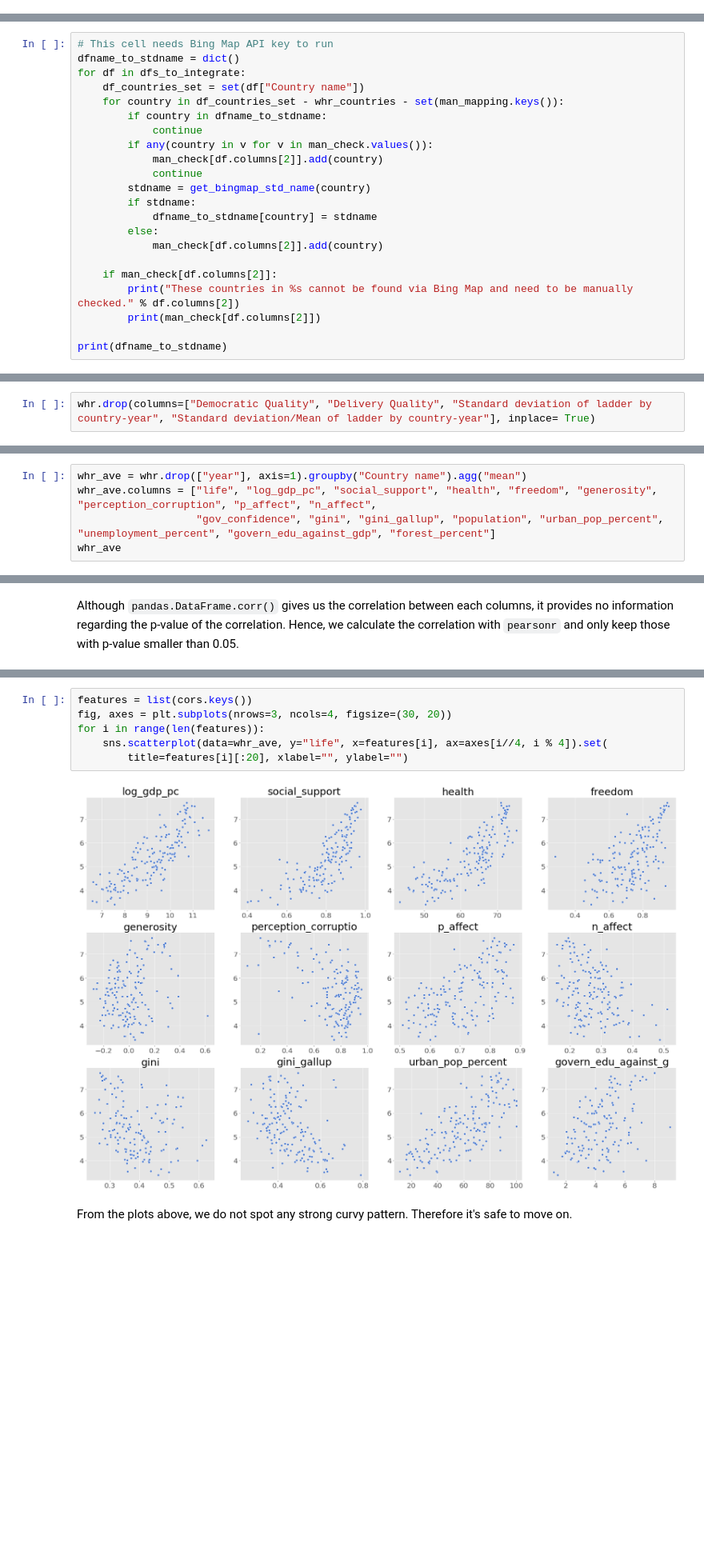
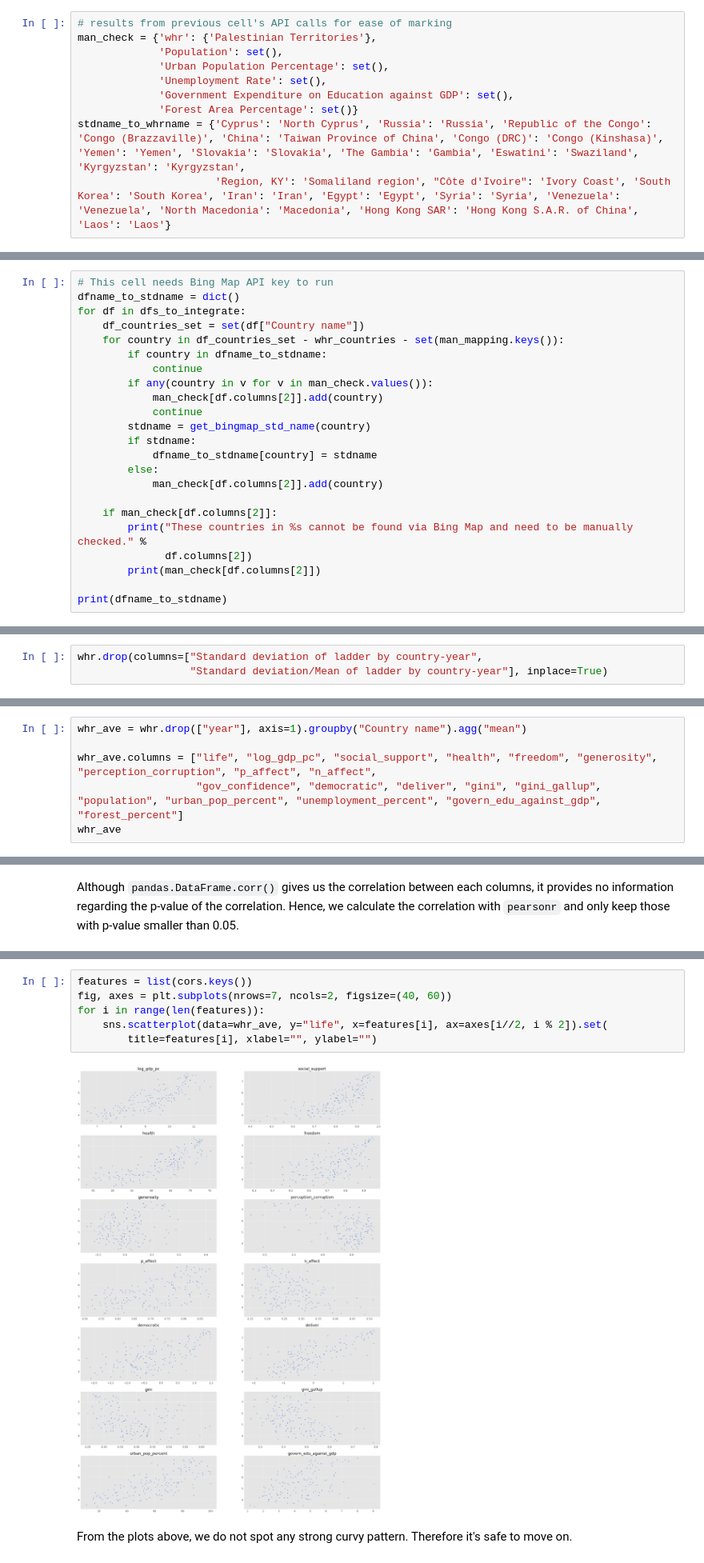
Before and after one commit to h2df/DataWrangling, a Jupyter notebook: A2/Assignment2.ipynb, the cells around one changed output, grey strips where cells are left out. Shown at 80% size. Cells and saved outputs as stored; diff of their text form; blank space fills up the shorter version.

Commit message:
add back features that were wrongly removed as meta-data features

```diff
--- a/A2/Assignment2.ipynb
+++ b/A2/Assignment2.ipynb
@@ -154,3 +153,13 @@ stdname_to_whrname = {'Iran': 'Iran', 'North Macedonia': 'Macedonia', 'Yemen': '
+# %%
+# results from previous cell's API calls for ease of marking
+man_check = {'whr': {'Palestinian Territories'},
+             'Population': set(),
+             'Urban Population Percentage': set(),
+             'Unemployment Rate': set(),
+             'Government Expenditure on Education against GDP': set(),
+             'Forest Area Percentage': set()}
+stdname_to_whrname = {'Cyprus': 'North Cyprus', 'Russia': 'Russia', 'Republic of the Congo': 'Congo (Brazzaville)', 'China': 'Taiwan Province of China', 'Congo (DRC)': 'Congo (Kinshasa)', 'Yemen': 'Yemen', 'Slovakia': 'Slovakia', 'The Gambia': 'Gambia', 'Eswatini': 'Swaziland', 'Kyrgyzstan': 'Kyrgyzstan',
+                      'Region, KY': 'Somaliland region', "Côte d'Ivoire": 'Ivory Coast', 'South Korea': 'South Korea', 'Iran': 'Iran', 'Egypt': 'Egypt', 'Syria': 'Syria', 'Venezuela': 'Venezuela', 'North Macedonia': 'Macedonia', 'Hong Kong SAR': 'Hong Kong S.A.R. of China', 'Laos': 'Laos'}
 # %% [markdown]
 As shown in the code above, there's only one country in WHR that Bing Map does not recognize, which is Palestinian Territories. There are complex historical and political reasons behind the [variance of the name](https://en.wikipedia.org/wiki/Palestinian_territories). Different names are used by different data sources, so it has to be handled manually.
 
@@ -179,7 +188,8 @@ for df in dfs_to_integrate:
             man_check[df.columns[2]].add(country)
 
     if man_check[df.columns[2]]:
-        print("These countries in %s cannot be found via Bing Map and need to be manually checked." % df.columns[2])
+        print("These countries in %s cannot be found via Bing Map and need to be manually checked." %
+              df.columns[2])
         print(man_check[df.columns[2]])
 
 print(dfname_to_stdname)
@@ -285,7 +297,8 @@ First, there are some features in WHR that are meta-data, meaning they are descr
 
 These features will not help us explain what affects a country's happiness score and should be removed.
 # %%
-whr.drop(columns=["Democratic Quality", "Delivery Quality", "Standard deviation of ladder by country-year", "Standard deviation/Mean of ladder by country-year"], inplace= True)
+whr.drop(columns=["Standard deviation of ladder by country-year",
+                  "Standard deviation/Mean of ladder by country-year"], inplace=True)
 # %% [markdown]
 We then check if there are any duplicated rows and columns in the merged data, and remove the redundant rows/columns if necessary. There is no duplication in our case.
 # %%
@@ -306,8 +319,9 @@ whr.to_csv("cleaned.csv")
 First we need to aggregate data from different years for each country. This is because we are not doing time series analysis for this assignment, but using features describing a country to predict the the country happiness score.
 # %%
 whr_ave = whr.drop(["year"], axis=1).groupby("Country name").agg("mean")
+
 whr_ave.columns = ["life", "log_gdp_pc", "social_support", "health", "freedom", "generosity", "perception_corruption", "p_affect", "n_affect",
-                   "gov_confidence", "gini", "gini_gallup", "population", "urban_pop_percent", "unemployment_percent", "govern_edu_against_gdp", "forest_percent"]
+                   "gov_confidence", "democratic", "deliver", "gini", "gini_gallup", "population", "urban_pop_percent", "unemployment_percent", "govern_edu_against_gdp", "forest_percent"]
 whr_ave
 # %% [output]
 |  | life | log_gdp_pc | social_support | health | freedom | generosity | perception_corruption | ... |
@@ -353,12 +369,12 @@ The correlations' absolute value between target and other features range between
 Before we move on to actually build the model, we want to check if the assumptions for linear models (linearity, homoscedasticity, normally distributed residuals) are met. In particular, at this stage, we check if the relationship between target and each variable is linear.
 # %%
 features = list(cors.keys())
-fig, axes = plt.subplots(nrows=3, ncols=4, figsize=(30, 20))
+fig, axes = plt.subplots(nrows=7, ncols=2, figsize=(40, 60))
 for i in range(len(features)):
-    sns.scatterplot(data=whr_ave, y="life", x=features[i], ax=axes[i//4, i % 4]).set(
-        title=features[i][:20], xlabel="", ylabel="")
+    sns.scatterplot(data=whr_ave, y="life", x=features[i], ax=axes[i//2, i % 2]).set(
+        title=features[i], xlabel="", ylabel="")
 # %% [output]
-[figure, old version]
+[figure, new version]
 # %% [markdown]
 From the plots above, we do not spot any strong curvy pattern. Therefore it's safe to move on.
 # %% [markdown]
```
Also changed, not shown: parts of 22 cells of this notebook, 2 other files.
